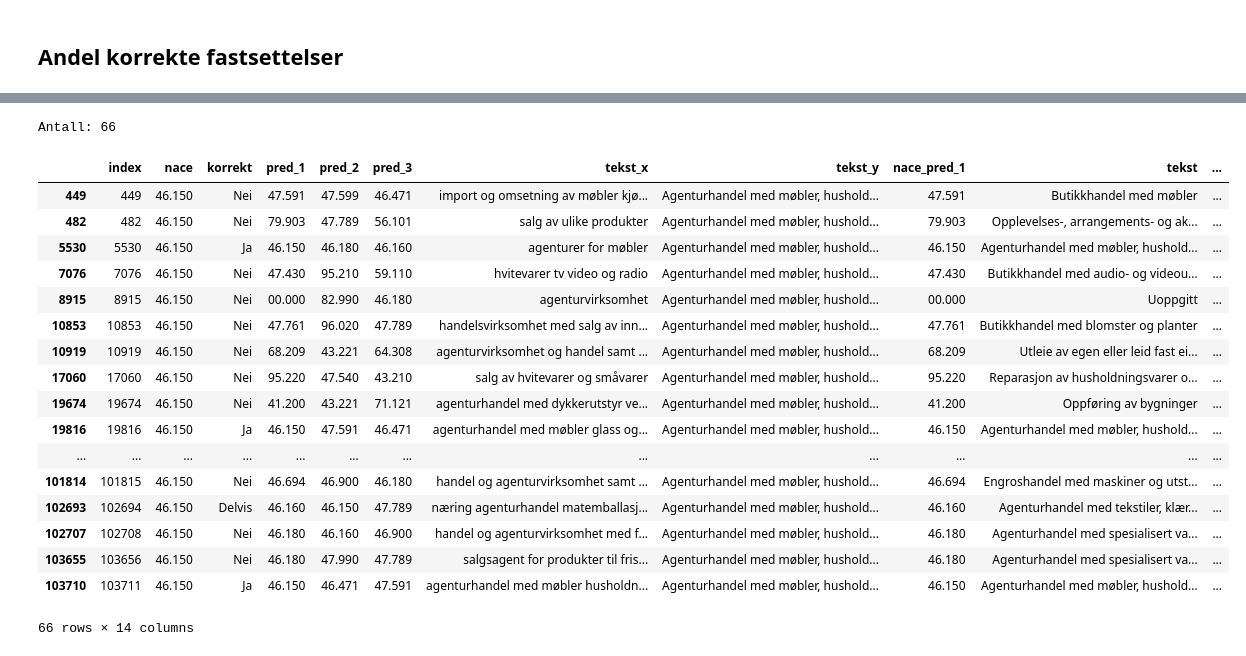
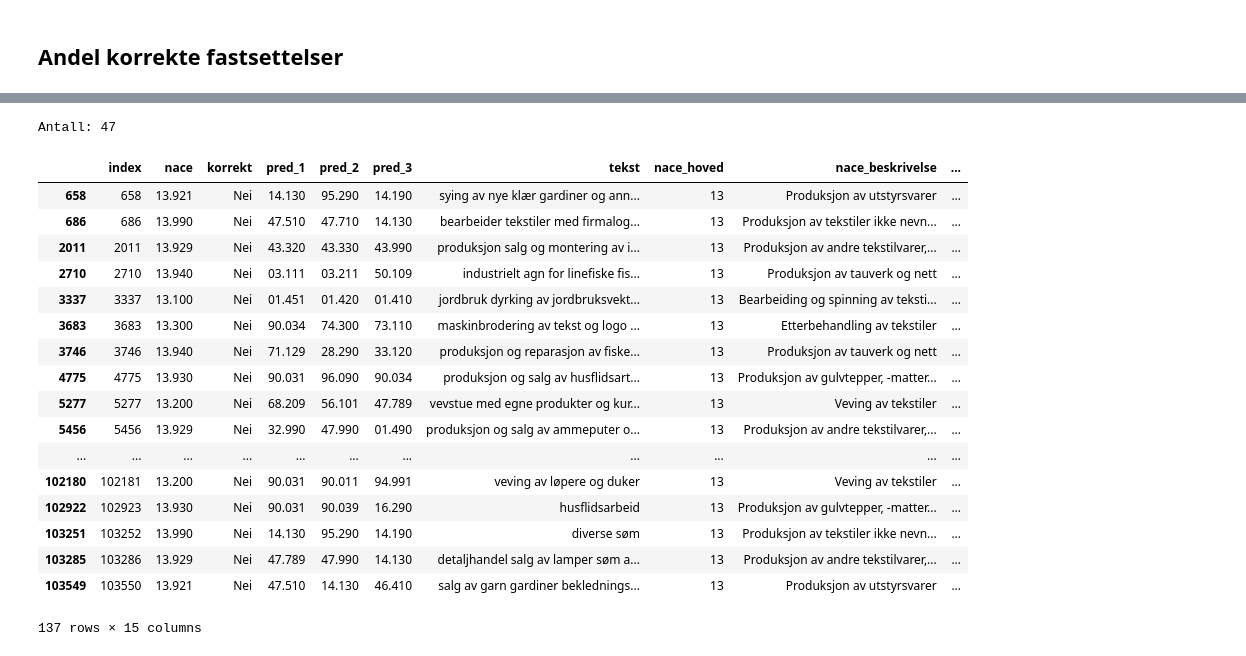
Before and after one commit to offentlig-ai/nace-predictor, a Jupyter notebook: notebooks/næringskoder.ipynb, the cells around one changed output, grey strips where cells are left out. Saved outputs shown, nothing was run; the diff lists cells and outputs as text; code cells hidden in the pictures.

```diff
--- a/notebooks/næringskoder.ipynb
+++ b/notebooks/næringskoder.ipynb
@@ -112,3 +114,6 @@ df = pd.merge(formål_t, nace_pivot, on='orgnr', how='inner')
 len(df)
 # %% [output]
 1049701
+# %%
+df['lengde_linje_tekst'] = df['linje_tekst'].apply(lambda x: len(x))
+df = df[df['lengde_linje_tekst']>4]
@@ -356,5 +479,5 @@ pv.vgplot.scatter(x='antall', y='andel_delvis_korrekt')
 # %%
-data = pd.merge(pred,nace_beskrivelse, how='left', on='nace')
-data = data.rename(columns={'nace_beskrivelse':'nace_tekst'})
+pred['nace_hoved'] = pred['nace'].apply(lambda x: x[0:2])
+data = pd.merge(pred,nace_beskrivelse.rename(columns={'tekst':'nace_beskrivelse'}), how='left', on='nace')
 data.head(10)
 # %% [output]
@@ -372,7 +495,7 @@ data.head(10)
 # %%
-data = pd.merge(data,nace_beskrivelse, how='left', left_on='pred_1', right_on='nace', suffixes=['','_pred_1'])
-data = pd.merge(data,nace_beskrivelse, how='left', left_on='pred_2', right_on='nace', suffixes=['','_pred_2'])
-data = pd.merge(data,nace_beskrivelse, how='left', left_on='pred_3', right_on='nace', suffixes=['','_pred_3'])
+data = pd.merge(data,nace_beskrivelse.rename(columns={'tekst':'nace_beskrivelse'}), how='left', left_on='pred_1', right_on='nace', suffixes=['','_pred_1'])
+data = pd.merge(data,nace_beskrivelse.rename(columns={'tekst':'nace_beskrivelse'}), how='left', left_on='pred_2', right_on='nace', suffixes=['','_pred_2'])
+data = pd.merge(data,nace_beskrivelse.rename(columns={'tekst':'nace_beskrivelse'}), how='left', left_on='pred_3', right_on='nace', suffixes=['','_pred_3'])
 # %%
 from IPython.display import display
 display(data)
@@ -398,23 +521,23 @@ display(data)
 # %%
 print(f"Antall: {len(data[data['nace']=='46.150'])}")
-data[data['nace']=='46.150']
+data[data['nace_hoved']=='13']
 # %% [output]
-Antall: 66
+Antall: 47
-|  | index | nace | korrekt | pred_1 | pred_2 | pred_3 | tekst_x | tekst_y | nace_pred_1 | tekst | ... |
-| 449 | 449 | 46.150 | Nei | 47.591 | 47.599 | 46.471 | import og omsetning av møbler kjø... | Agenturhandel med møbler, hushold... | 47.591 | Butikkhandel med møbler | ... |
-| 482 | 482 | 46.150 | Nei | 79.903 | 47.789 | 56.101 | salg av ulike produkter | Agenturhandel med møbler, hushold... | 79.903 | Opplevelses-, arrangements- og ak... | ... |
-| 5530 | 5530 | 46.150 | Ja | 46.150 | 46.180 | 46.160 | agenturer for møbler | Agenturhandel med møbler, hushold... | 46.150 | Agenturhandel med møbler, hushold... | ... |
-| 7076 | 7076 | 46.150 | Nei | 47.430 | 95.210 | 59.110 | hvitevarer tv video og radio | Agenturhandel med møbler, hushold... | 47.430 | Butikkhandel med audio- og videou... | ... |
-| 8915 | 8915 | 46.150 | Nei | 00.000 | 82.990 | 46.180 | agenturvirksomhet | Agenturhandel med møbler, hushold... | 00.000 | Uoppgitt | ... |
-| 10853 | 10853 | 46.150 | Nei | 47.761 | 96.020 | 47.789 | handelsvirksomhet med salg av inn... | Agenturhandel med møbler, hushold... | 47.761 | Butikkhandel med blomster og planter | ... |
-| 10919 | 10919 | 46.150 | Nei | 68.209 | 43.221 | 64.308 | agenturvirksomhet og handel samt ... | Agenturhandel med møbler, hushold... | 68.209 | Utleie av egen eller leid fast ei... | ... |
-| 17060 | 17060 | 46.150 | Nei | 95.220 | 47.540 | 43.210 | salg av hvitevarer og småvarer | Agenturhandel med møbler, hushold... | 95.220 | Reparasjon av husholdningsvarer o... | ... |
-| 19674 | 19674 | 46.150 | Nei | 41.200 | 43.221 | 71.121 | agenturhandel med dykkerutstyr ve... | Agenturhandel med møbler, hushold... | 41.200 | Oppføring av bygninger | ... |
-| 19816 | 19816 | 46.150 | Ja | 46.150 | 47.591 | 46.471 | agenturhandel med møbler glass og... | Agenturhandel med møbler, hushold... | 46.150 | Agenturhandel med møbler, hushold... | ... |
-| ... | ... | ... | ... | ... | ... | ... | ... | ... | ... | ... | ... |
-| 101814 | 101815 | 46.150 | Nei | 46.694 | 46.900 | 46.180 | handel og agenturvirksomhet samt ... | Agenturhandel med møbler, hushold... | 46.694 | Engroshandel med maskiner og utst... | ... |
-| 102693 | 102694 | 46.150 | Delvis | 46.160 | 46.150 | 47.789 | næring agenturhandel matemballasj... | Agenturhandel med møbler, hushold... | 46.160 | Agenturhandel med tekstiler, klær... | ... |
-| 102707 | 102708 | 46.150 | Nei | 46.180 | 46.160 | 46.900 | handel og agenturvirksomhet med f... | Agenturhandel med møbler, hushold... | 46.180 | Agenturhandel med spesialisert va... | ... |
-| 103655 | 103656 | 46.150 | Nei | 46.180 | 47.990 | 47.789 | salgsagent for produkter til fris... | Agenturhandel med møbler, hushold... | 46.180 | Agenturhandel med spesialisert va... | ... |
-| 103710 | 103711 | 46.150 | Ja | 46.150 | 46.471 | 47.591 | agenturhandel med møbler husholdn... | Agenturhandel med møbler, hushold... | 46.150 | Agenturhandel med møbler, hushold... | ... |
+|  | index | nace | korrekt | pred_1 | pred_2 | pred_3 | tekst | nace_hoved | nace_beskrivelse | ... |
+| 658 | 658 | 13.921 | Nei | 14.130 | 95.290 | 14.190 | sying av nye klær gardiner og ann... | 13 | Produksjon av utstyrsvarer | ... |
+| 686 | 686 | 13.990 | Nei | 47.510 | 47.710 | 14.130 | bearbeider tekstiler med firmalog... | 13 | Produksjon av tekstiler ikke nevn... | ... |
+| 2011 | 2011 | 13.929 | Nei | 43.320 | 43.330 | 43.990 | produksjon salg og montering av i... | 13 | Produksjon av andre tekstilvarer,... | ... |
+| 2710 | 2710 | 13.940 | Nei | 03.111 | 03.211 | 50.109 | industrielt agn for linefiske fis... | 13 | Produksjon av tauverk og nett | ... |
+| 3337 | 3337 | 13.100 | Nei | 01.451 | 01.420 | 01.410 | jordbruk dyrking av jordbruksvekt... | 13 | Bearbeiding og spinning av teksti... | ... |
+| 3683 | 3683 | 13.300 | Nei | 90.034 | 74.300 | 73.110 | maskinbrodering av tekst og logo ... | 13 | Etterbehandling av tekstiler | ... |
+| 3746 | 3746 | 13.940 | Nei | 71.129 | 28.290 | 33.120 | produksjon og reparasjon av fiske... | 13 | Produksjon av tauverk og nett | ... |
+| 4775 | 4775 | 13.930 | Nei | 90.031 | 96.090 | 90.034 | produksjon og salg av husflidsart... | 13 | Produksjon av gulvtepper, -matter... | ... |
+| 5277 | 5277 | 13.200 | Nei | 68.209 | 56.101 | 47.789 | vevstue med egne produkter og kur... | 13 | Veving av tekstiler | ... |
+| 5456 | 5456 | 13.929 | Nei | 32.990 | 47.990 | 01.490 | produksjon og salg av ammeputer o... | 13 | Produksjon av andre tekstilvarer,... | ... |
+| ... | ... | ... | ... | ... | ... | ... | ... | ... | ... | ... |
+| 102180 | 102181 | 13.200 | Nei | 90.031 | 90.011 | 94.991 | veving av løpere og duker | 13 | Veving av tekstiler | ... |
+| 102922 | 102923 | 13.930 | Nei | 90.031 | 90.039 | 16.290 | husflidsarbeid | 13 | Produksjon av gulvtepper, -matter... | ... |
+| 103251 | 103252 | 13.990 | Nei | 14.130 | 95.290 | 14.190 | diverse søm | 13 | Produksjon av tekstiler ikke nevn... | ... |
+| 103285 | 103286 | 13.929 | Nei | 47.789 | 47.990 | 14.130 | detaljhandel salg av lamper søm a... | 13 | Produksjon av andre tekstilvarer,... | ... |
+| 103549 | 103550 | 13.921 | Nei | 47.510 | 14.130 | 46.410 | salg av garn gardiner beklednings... | 13 | Produksjon av utstyrsvarer | ... |
-66 rows × 14 columns
+137 rows × 15 columns
```
Also changed, not shown: parts of 43 cells of this notebook, 1 other file.
